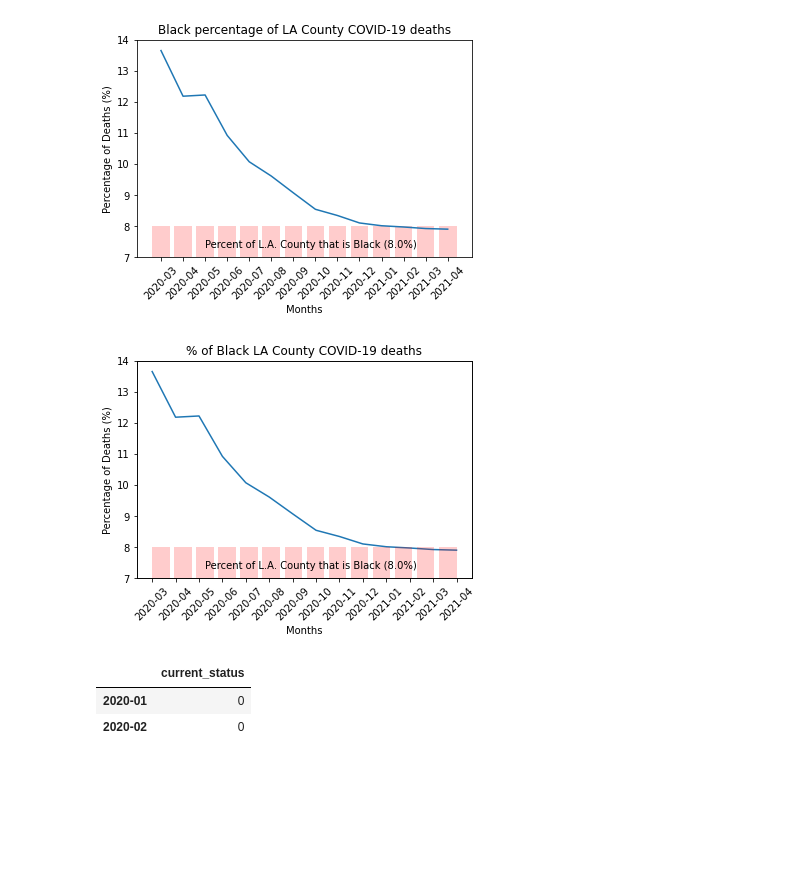
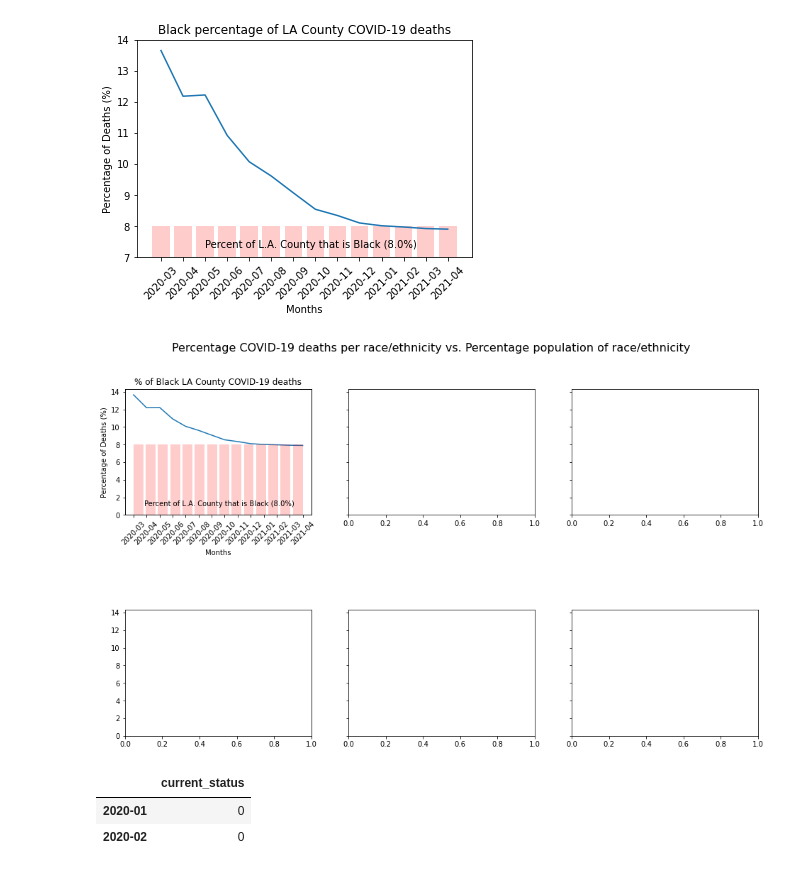
Before and after one commit to kevogil/covid-analysis, a Jupyter notebook: Notebooks/Analysis_And_Visualizations/percentage_deaths_vs_population_percentage.ipynb, the cells around one changed output. Saved outputs shown, nothing was run; the diff lists cells and outputs as text; code cells hidden in the pictures; blank space fills up the shorter version.

```diff
--- a/Notebooks/Analysis_And_Visualizations/percentage_deaths_vs_population_percentage.ipynb
+++ b/Notebooks/Analysis_And_Visualizations/percentage_deaths_vs_population_percentage.ipynb
@@ -192,16 +184,38 @@ Reported Hispanic/Latino Los Angeles Cases: 117576 | Reported Hispanic/Latino Lo
 # %%
+# Isolate rows pertaining to cases of Asian COVID-19 patients Los Angles County
 asian_los_angeles_case_surveillance_df = pd.DataFrame(los_angeles_case_surveillance_df.loc[los_angeles_case_surveillance_df["race/ethnicity"] == "Asian"])
 
+# Find the number of COVID-19 cases for Asian patients in Los Angeles County
 asian_los_angeles_cases = asian_los_angeles_case_surveillance_df.shape[0]
+
+# Find the number of COVID-19 deaths for Asian patients in Los Angeles County
 asian_los_angeles_deaths = asian_los_angeles_case_surveillance_df.loc[asian_los_angeles_case_surveillance_df["death_yn"] == "Yes"].shape[0]
 
-
+# Calculate cumulative COVID-19 deaths each month for Asian patients in Los Angeles County
 asian_los_angeles_deaths_by_month_df = pd.DataFrame(asian_los_angeles_case_surveillance_df[["case_month","death_yn"]]
                                                  .loc[asian_los_angeles_case_surveillance_df[["case_month","death_yn"]]["death_yn"] == "Yes"]
                                                  .groupby(by="case_month").count())
 
+# Rename "death_yn" column to "asian_la_deaths"
 asian_los_angeles_deaths_by_month_df = asian_los_angeles_deaths_by_month_df.rename(columns={"death_yn" : "asian_la_deaths"})
+
+# Calculate cumulative COVID-19 deaths of Asian patients each month in Los Angeles County
+asian_los_angeles_deaths_by_month_series = asian_los_angeles_deaths_by_month_df["asian_la_deaths"]
+
+cumulative_asian_los_angeles_deaths = [asian_los_angeles_deaths_by_month_series.iloc[0]]
+current_month_cumulative_asian_deaths = asian_los_angeles_deaths_by_month_series.iloc[0]
+
+for idx in range(len(asian_los_angeles_deaths_by_month_series)-1):
+    current_month_cumulative_asian_deaths = current_month_cumulative_asian_deaths + asian_los_angeles_deaths_by_month_series[idx+1]
+    cumulative_asian_los_angeles_deaths.append(current_month_cumulative_asian_deaths)
+
+# Add monthly cumulative deaths of Asian patients to Los Angeles County Asian patient deaths dataframe
+asian_los_angeles_deaths_by_month_df["cumulative_asian_la_deaths"] = cumulative_asian_los_angeles_deaths
+
+# Print total Los Angles County cases and deaths for Asian patients
 print(f"Reported Asian Los Angeles Cases: {asian_los_angeles_cases} | Reported Asian Los Angeles deaths: {asian_los_angeles_deaths}")
+
+# Display Los Angeles County Asian patient deaths dataframe
 asian_los_angeles_deaths_by_month_df
 # %% [output]
 Reported Asian Los Angeles Cases: 60200 | Reported Asian Los Angeles deaths: 3163
@@ -352,27 +454,35 @@ plt.show()
 # %% [output]
 [figure]
 # %%
-fig, la_black_percent_deaths_fig = plt.subplots()
+fig, ((ax1, ax2, ax3), (ax4, ax5, ax6)) = plt.subplots(nrows=2, ncols=3, sharey=True, figsize=(16,9), gridspec_kw={'hspace': .75})
 
-# fig = plt.figure(figsize=(2,3))
+fig.figsize=(15,9)
+fig.suptitle("Percentage COVID-19 deaths per race/ethnicity vs. Percentage population of race/ethnicity", size=16)
+
+la_aian_percent_deaths_fig = ax1
+la_asian_percent_deaths_fig = ax2
+la_black_percent_deaths_fig = ax3
+la_hispanic_percent_deaths_fig = ax4
+la_nhopi_percent_deaths_fig = ax5
+la_white_percent_deaths_fig = ax6
 
 # la_black_percent_deaths_fig.subplot(1, 3, 1)
 la_black_percent_deaths_fig.set_title("% of Black LA County COVID-19 deaths")
 la_black_percent_deaths_fig.plot(black_deaths_months, percentage_deaths_black_los_angeles)
-la_black_percent_deaths_fig.set_xticklabels(labels=months,rotation=45)
+la_black_percent_deaths_fig.set_xticklabels(labels=black_deaths_months,rotation=45)
 la_black_percent_deaths_fig.set_xlabel(xlabel="Months")
 la_black_percent_deaths_fig.set_ylabel(ylabel="Percentage of Deaths (%)")
-la_black_percent_deaths_fig.set_ylim([7,14])
+# la_black_percent_deaths_fig.set_ylim([7,14])
 
 la_black_percent_fig = la_black_percent_deaths_fig.twiny()
 la_black_percent_fig.bar(x=months, height=[la_percent_black], color="red", alpha=.2)
 la_black_percent_fig.set_xticks([])
-la_black_percent_fig.text(2, 7.3, f"Percent of L.A. County that is Black ({la_percent_black}%)", color='black')
+la_black_percent_fig.text(.5, 1, f"Percent of L.A. County that is Black ({la_percent_black}%)", color='black')
 # la_black_percent_fig.set_ylabel(ylabel="Percent of L.A. County that is Black")
 
 plt.show()
 # %% [output]
-[figure, old version]
+[figure, new version]
 # %%
 grr2_df = grr_df[["current_status"]]
 # %%
```
Also changed, not shown: parts of 28 cells of this notebook.
